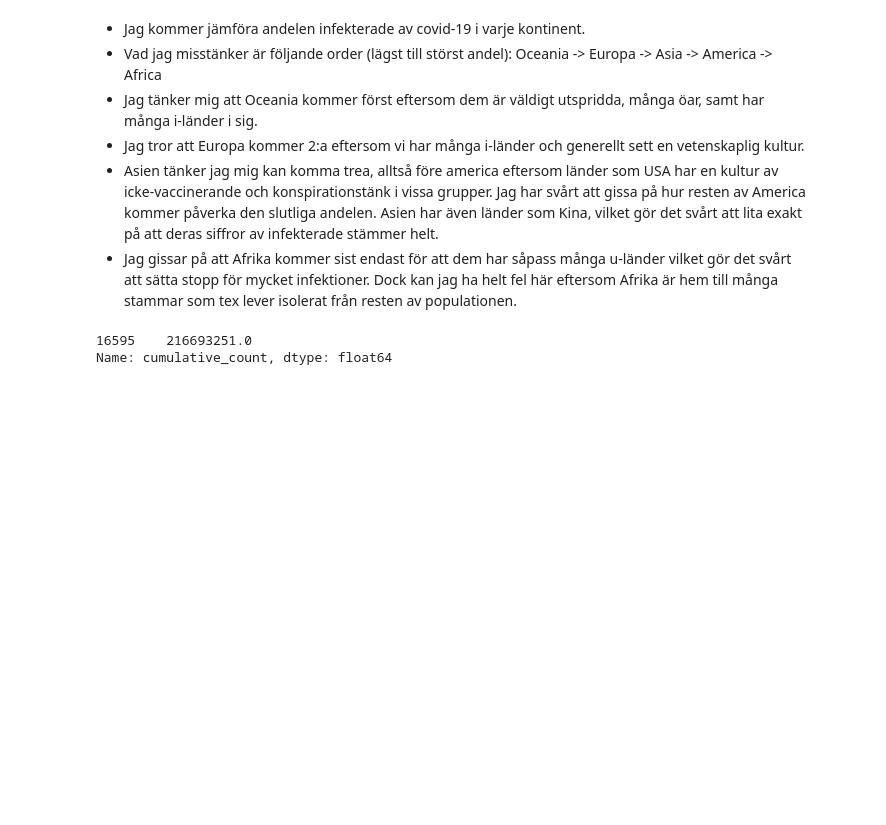
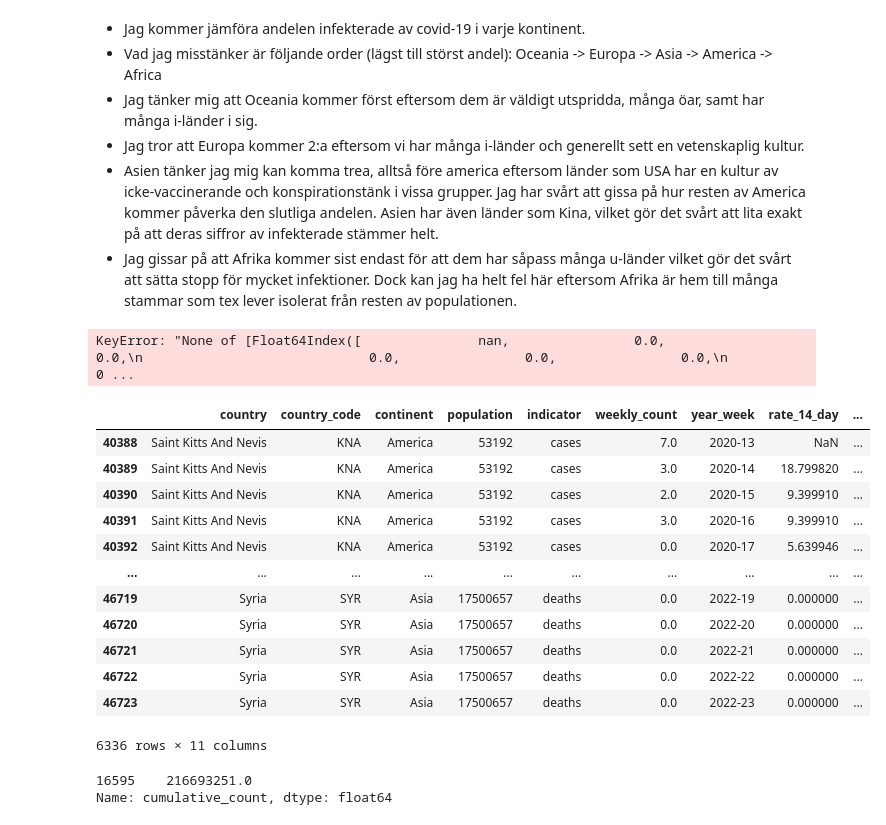
Before and after one commit to Danneftw1/Databehandling-Daniel-Nilsson, a Jupyter notebook: Labb_1/Uppgift_4.ipynb, the cells around one changed output. Saved outputs shown, nothing was run; the diff lists cells and outputs as text; code cells hidden in the pictures; blank space fills up the shorter version.

```diff
--- a/Labb_1/Uppgift_4.ipynb
+++ b/Labb_1/Uppgift_4.ipynb
@@ -17,3 +17,24 @@ worldcoviddata = pd.read_csv("../Data/worldwidedata_covid.csv")
 def continent_total(variable_name, continent_name):
     variable_name = worldcoviddata[(worldcoviddata["country"] == continent_name)].sort_values(by='cumulative_count', ascending=False).head()
     print(variable_name['cumulative_count'].head(1))
+# %%
+worldcoviddata[worldcoviddata['rate_14_day']]
+# %% [output]
+KeyError: "None of [Float64Index([               nan,                0.0,                0.0,\n                             0.0,                0.0,                0.0,\n                             0 ...
+# %%
+s_countries = worldcoviddata[worldcoviddata["country"].apply(lambda state: state[0] == "S")]
+s_countries.reset_index(drop='index')
+# %% [output]
+|  | country | country_code | continent | population | indicator | weekly_count | year_week | rate_14_day | ... |
+| 40388 | Saint Kitts And Nevis | KNA | America | 53192 | cases | 7.0 | 2020-13 | NaN | ... |
+| 40389 | Saint Kitts And Nevis | KNA | America | 53192 | cases | 3.0 | 2020-14 | 18.799820 | ... |
+| 40390 | Saint Kitts And Nevis | KNA | America | 53192 | cases | 2.0 | 2020-15 | 9.399910 | ... |
+| 40391 | Saint Kitts And Nevis | KNA | America | 53192 | cases | 3.0 | 2020-16 | 9.399910 | ... |
+| 40392 | Saint Kitts And Nevis | KNA | America | 53192 | cases | 0.0 | 2020-17 | 5.639946 | ... |
+| ... | ... | ... | ... | ... | ... | ... | ... | ... | ... |
+| 46719 | Syria | SYR | Asia | 17500657 | deaths | 0.0 | 2022-19 | 0.000000 | ... |
+| 46720 | Syria | SYR | Asia | 17500657 | deaths | 0.0 | 2022-20 | 0.000000 | ... |
+| 46721 | Syria | SYR | Asia | 17500657 | deaths | 0.0 | 2022-21 | 0.000000 | ... |
+| 46722 | Syria | SYR | Asia | 17500657 | deaths | 0.0 | 2022-22 | 0.000000 | ... |
+| 46723 | Syria | SYR | Asia | 17500657 | deaths | 0.0 | 2022-23 | 0.000000 | ... |
+6336 rows × 11 columns
```
Also changed, not shown: parts of 2 cells of this notebook.
